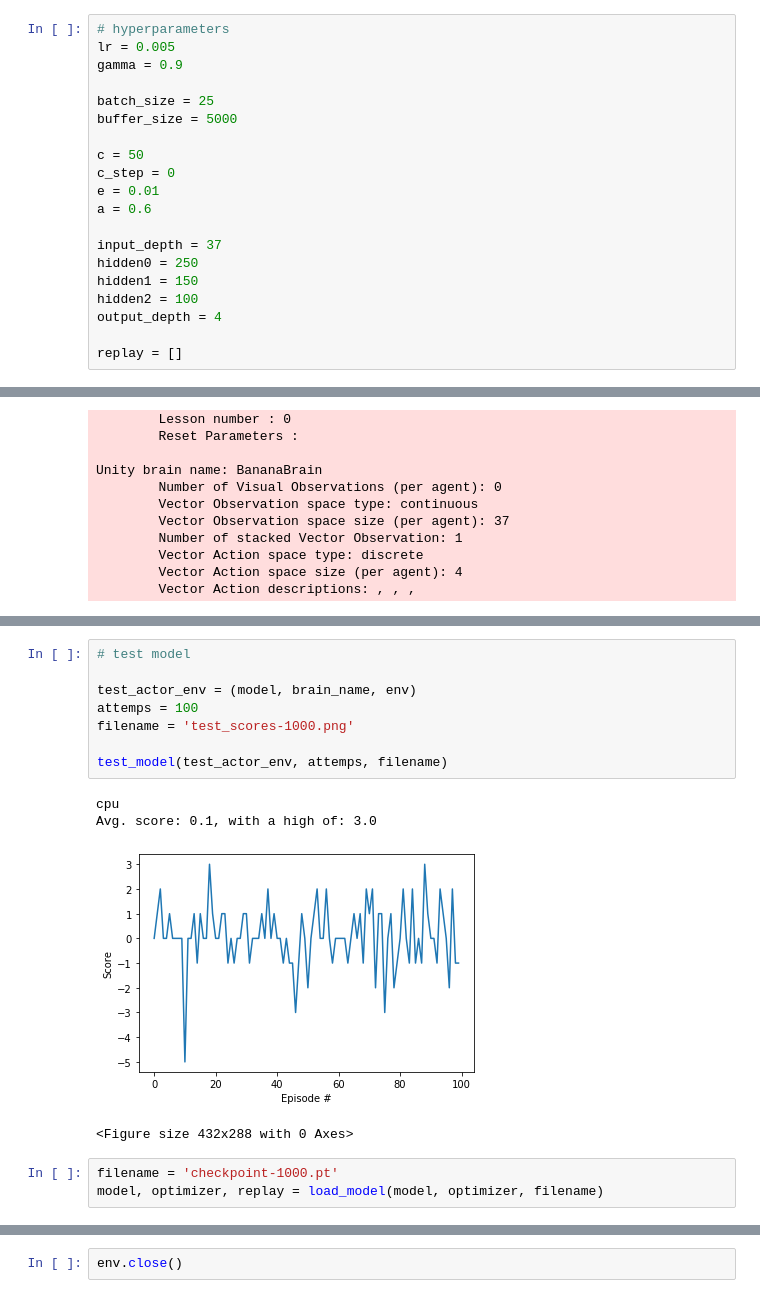
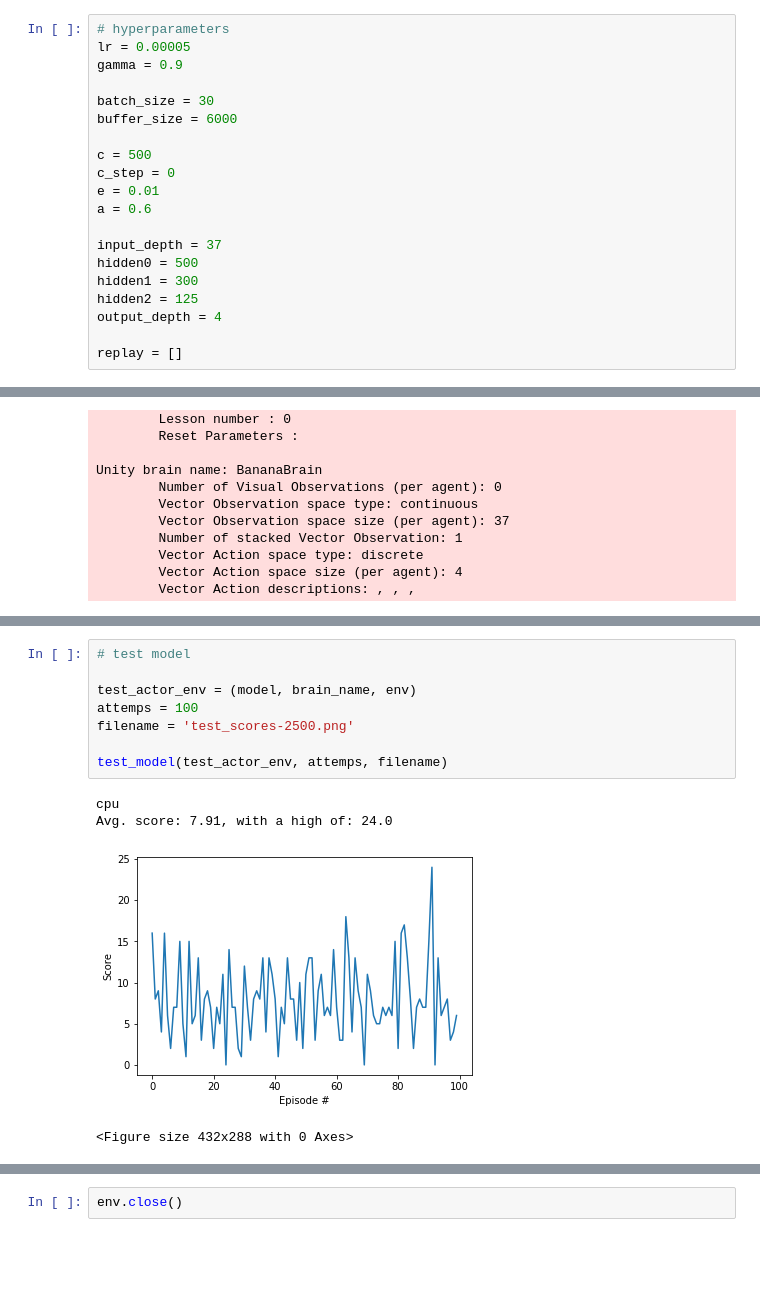
Before and after one commit to larryschirmer/deep_rl_navigation, a Jupyter notebook: Main.ipynb, the cells around one changed output, grey strips where cells are left out. Drawn from its saved outputs; the diff is of its cells as text; blank space fills up the shorter version.

Commit message:
ave of 8, high 24

```diff
--- a/Main.ipynb
+++ b/Main.ipynb
@@ -6,21 +6,21 @@ from model import get_model
 from helpers import train_model, save_model, plot_losses, plot_scores, test_model, load_model
 # %%
 # hyperparameters
-lr = 0.005
+lr = 0.00005
 gamma = 0.9
 
-batch_size = 25
-buffer_size = 5000
+batch_size = 30
+buffer_size = 6000
 
-c = 50
+c = 500
 c_step = 0
 e = 0.01
 a = 0.6
 
 input_depth = 37
-hidden0 = 250
-hidden1 = 150
-hidden2 = 100
+hidden0 = 500
+hidden1 = 300
+hidden2 = 125
 output_depth = 4
 
 replay = []
@@ -98,16 +98,13 @@ save_model(model, optimizer, replay, 'checkpoint-1000.pt')
 # %%
 # test model
 
 test_actor_env = (model, brain_name, env)
 attemps = 100
-filename = 'test_scores-1000.png'
+filename = 'test_scores-2500.png'
 
 test_model(test_actor_env, attemps, filename)
 # %% [output]
 cpu
-Avg. score: 0.1, with a high of: 3.0
+Avg. score: 7.91, with a high of: 24.0
-[figure, old version]
+[figure, new version]
 <Figure size 432x288 with 0 Axes>
-# %%
-filename = 'checkpoint-1000.pt'
-model, optimizer, replay = load_model(model, optimizer, filename)
```
Also changed, not shown: parts of 7 cells of this notebook, 4 other files.
